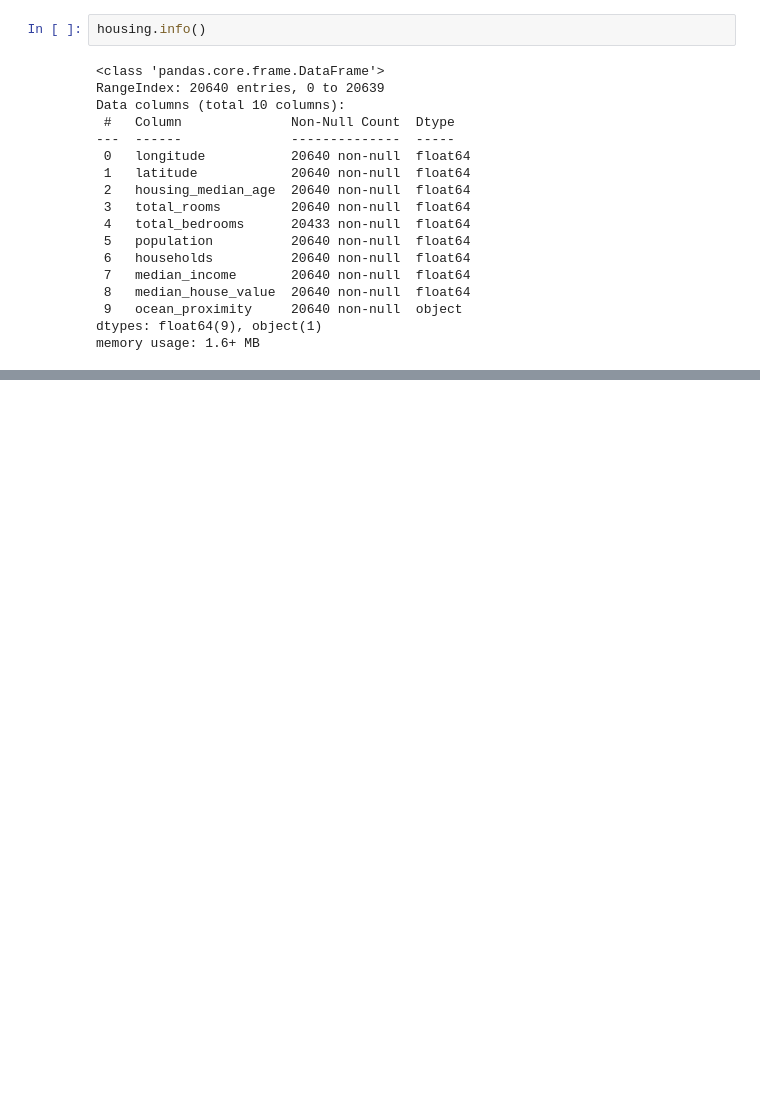
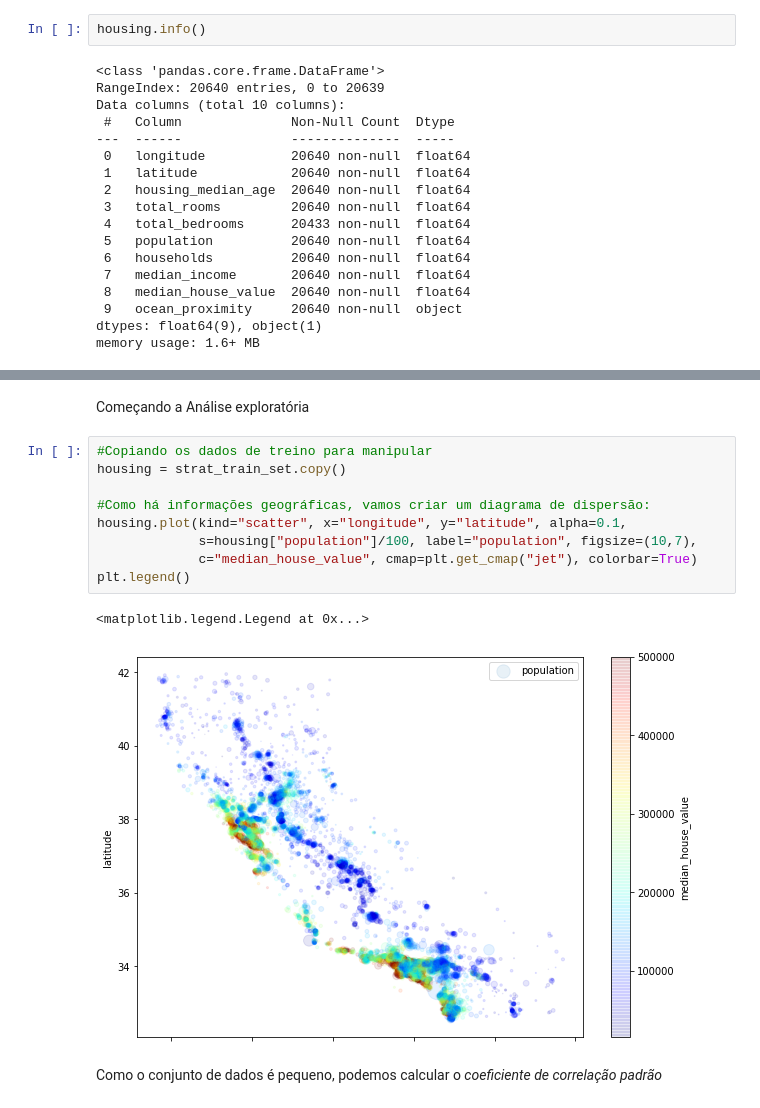
Before and after one commit to johnatanDM/MachineLearning, a Jupyter notebook: HOcap2.ipynb, the cells around one changed output, grey strips where cells are left out. Cells and saved outputs as stored; diff of their text form; blank space fills up the shorter version.

```diff
--- a/HOcap2.ipynb
+++ b/HOcap2.ipynb
@@ -59,0 +136,16 @@ memory usage: 1.6+ MB
+# %% [markdown]
+Começando a Análise exploratória
+# %%
+#Copiando os dados de treino para manipular
+housing = strat_train_set.copy()
+
+#Como há informações geográficas, vamos criar um diagrama de dispersão:
+housing.plot(kind="scatter", x="longitude", y="latitude", alpha=0.1,
+             s=housing["population"]/100, label="population", figsize=(10,7),
+             c="median_house_value", cmap=plt.get_cmap("jet"), colorbar=True)
+plt.legend()
+# %% [output]
+<matplotlib.legend.Legend at 0x...>
+[figure, added]
+# %% [markdown]
+Como o conjunto de dados é pequeno, podemos calcular o *coeficiente de correlação padrão*
```
Also changed, not shown: parts of 17 cells of this notebook.
